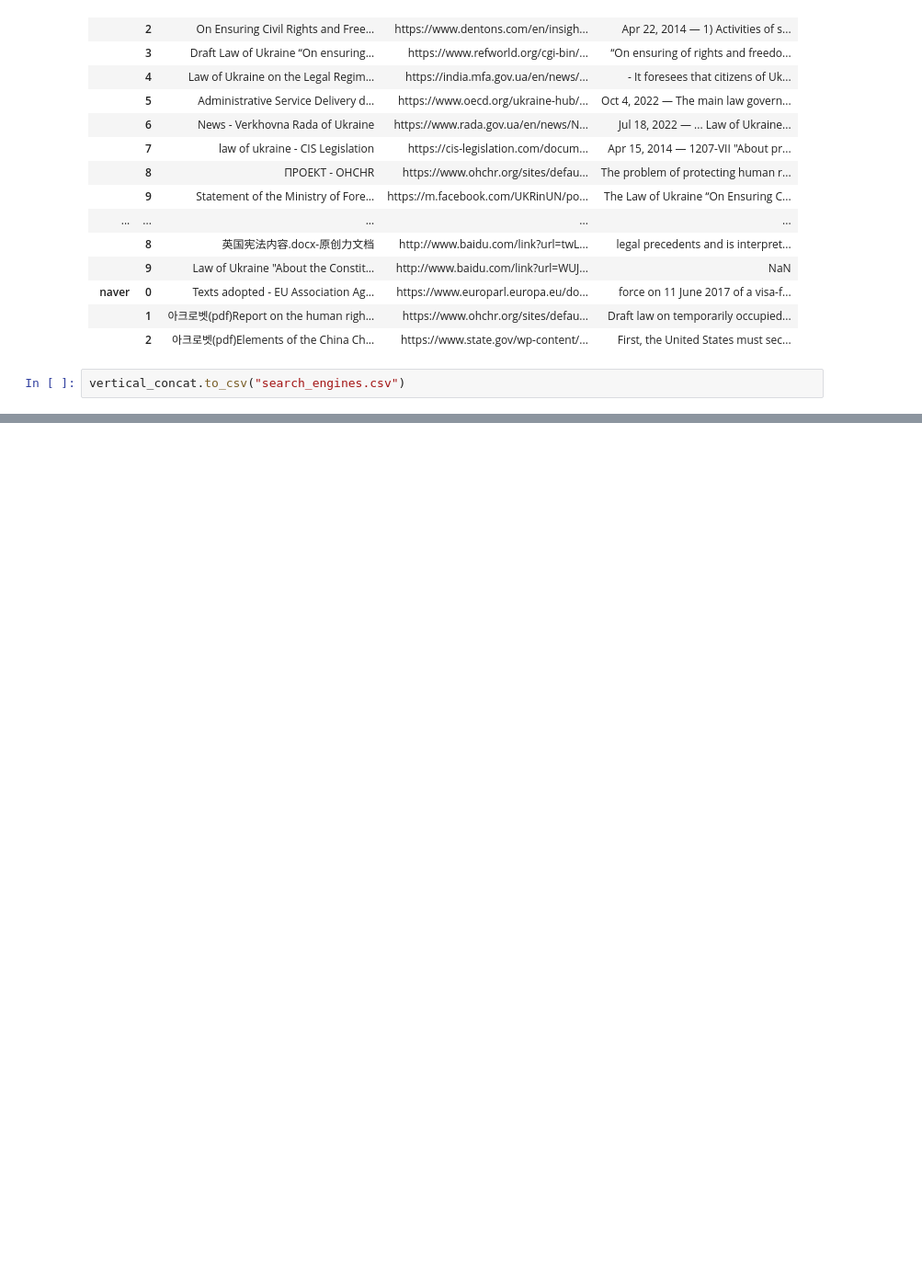
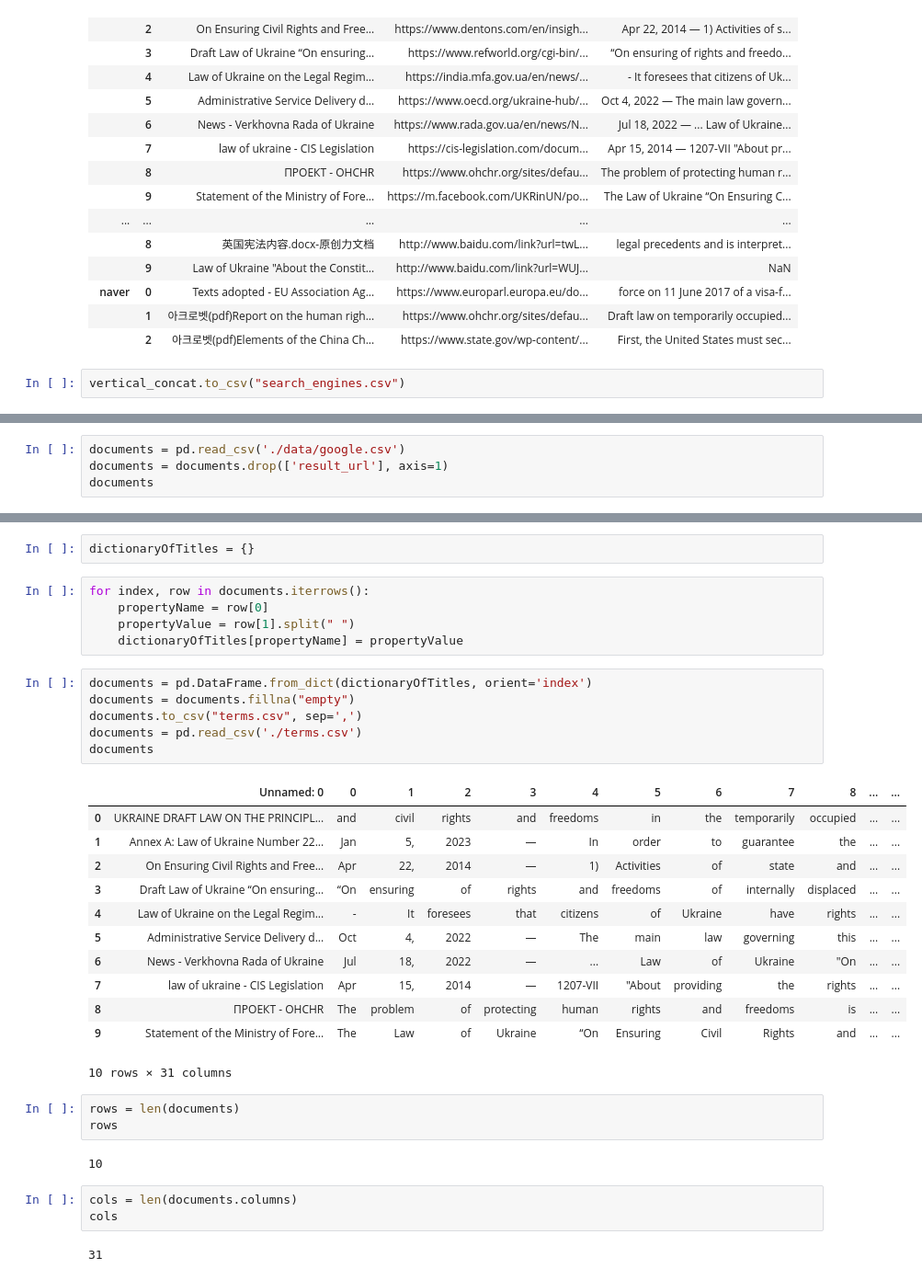
Before and after one commit to viktor-shevchuk-dev/information-modeling-and-management, a Jupyter notebook: index.ipynb, the cells around one changed output, grey strips where cells are left out. Shown at 92% size. Cells and saved outputs as stored; diff of their text form; blank space fills up the shorter version.

```diff
--- a/index.ipynb
+++ b/index.ipynb
@@ -98,0 +309,4 @@ vertical_concat.to_csv("search_engines.csv")
+# %%
+documents = pd.read_csv('./data/google.csv')
+documents = documents.drop(['result_url'], axis=1)
+documents
@@ -98,0 +325,36 @@ vertical_concat.to_csv("search_engines.csv")
+# %%
+dictionaryOfTitles = {}
+# %%
+for index, row in documents.iterrows():
+    propertyName = row[0]
+    propertyValue = row[1].split(" ")
+    dictionaryOfTitles[propertyName] = propertyValue
+# %%
+documents = pd.DataFrame.from_dict(dictionaryOfTitles, orient='index')
+documents = documents.fillna("empty")
+documents.to_csv("terms.csv", sep=',')
+documents = pd.read_csv('./terms.csv')
+documents
+# %% [output]
+|  | Unnamed: 0 | 0 | 1 | 2 | 3 | 4 | 5 | 6 | 7 | 8 | ... | ... |
+| 0 | UKRAINE DRAFT LAW ON THE PRINCIPL... | and | civil | rights | and | freedoms | in | the | temporarily | occupied | ... | ... |
+| 1 | Annex A: Law of Ukraine Number 22... | Jan | 5, | 2023 | — | In | order | to | guarantee | the | ... | ... |
+| 2 | On Ensuring Civil Rights and Free... | Apr | 22, | 2014 | — | 1) | Activities | of | state | and | ... | ... |
+| 3 | Draft Law of Ukraine “On ensuring... | “On | ensuring | of | rights | and | freedoms | of | internally | displaced | ... | ... |
+| 4 | Law of Ukraine on the Legal Regim... | - | It | foresees | that | citizens | of | Ukraine | have | rights | ... | ... |
+| 5 | Administrative Service Delivery d... | Oct | 4, | 2022 | — | The | main | law | governing | this | ... | ... |
+| 6 | News - Verkhovna Rada of Ukraine | Jul | 18, | 2022 | — | ... | Law | of | Ukraine | "On | ... | ... |
+| 7 | law of ukraine - CIS Legislation | Apr | 15, | 2014 | — | 1207-VII | "About | providing | the | rights | ... | ... |
+| 8 | ПРОЕКТ - OHCHR | The | problem | of | protecting | human | rights | and | freedoms | is | ... | ... |
+| 9 | Statement of the Ministry of Fore... | The | Law | of | Ukraine | “On | Ensuring | Civil | Rights | and | ... | ... |
+10 rows × 31 columns
+# %%
+rows = len(documents)
+rows
+# %% [output]
+10
+# %%
+cols = len(documents.columns)
+cols
+# %% [output]
+31
```
Also changed, not shown: parts of 22 cells of this notebook, 4 other files.
